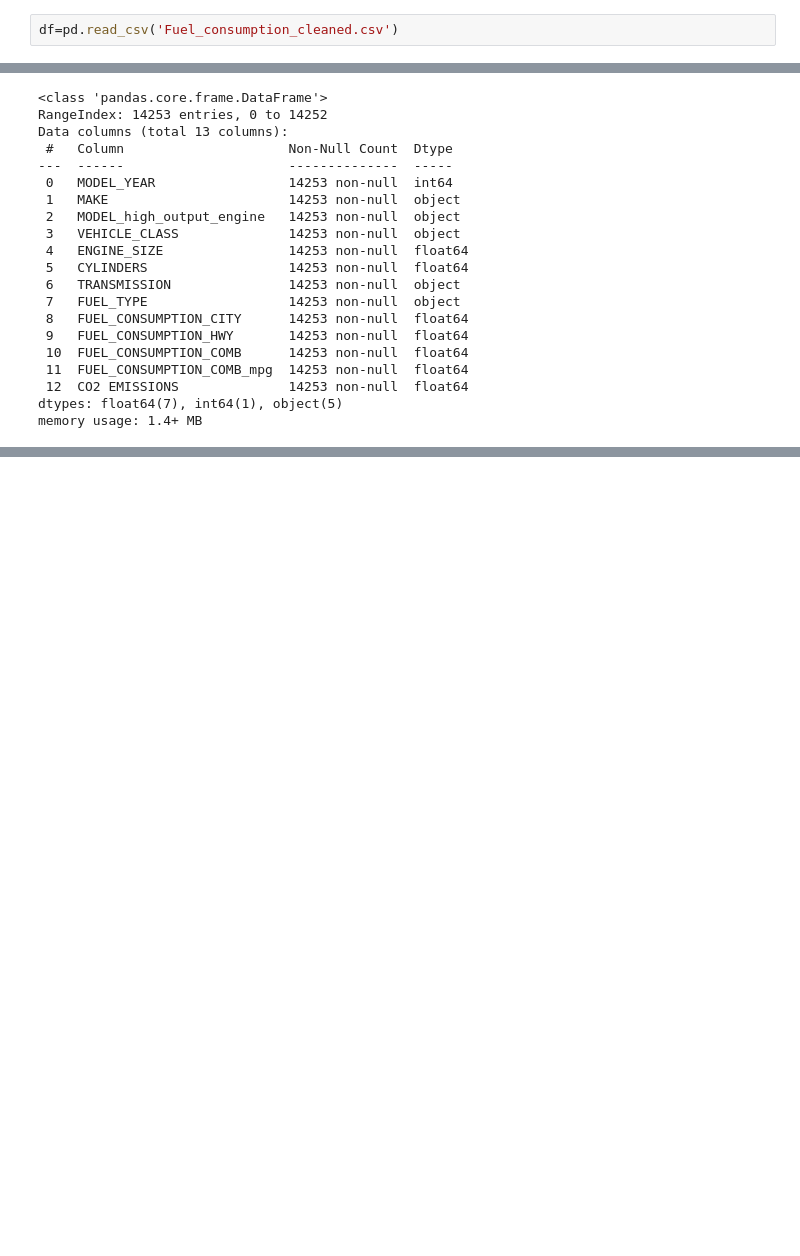
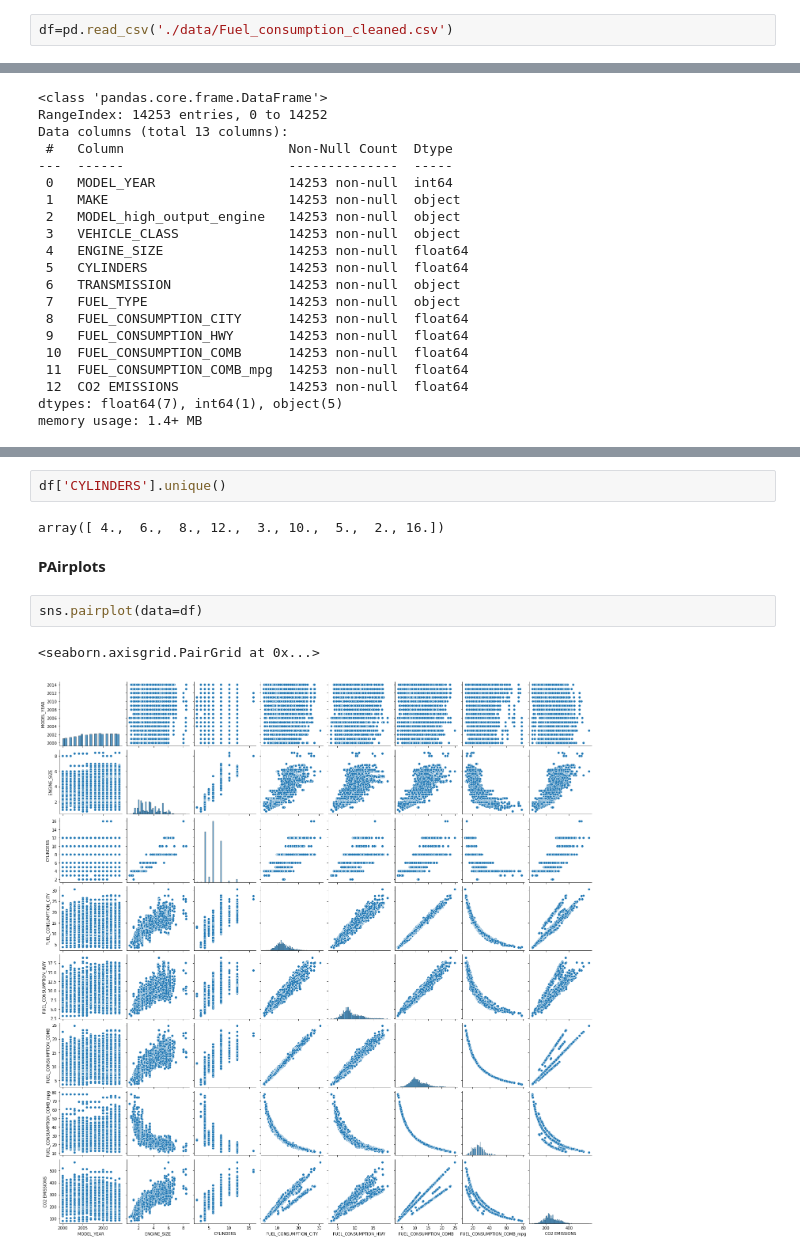
Before and after one commit to csparanjape/Fuel_Consumption, a Jupyter notebook: 02_Fuel_Consumption_Exploratory_data_analysis.ipynb, the cells around one changed output, grey strips where cells are left out. Saved outputs shown, nothing was run; the diff lists cells and outputs as text; blank space fills up the shorter version.

```diff
--- a/02_Fuel_Consumption_Exploratory_data_analysis.ipynb
+++ b/02_Fuel_Consumption_Exploratory_data_analysis.ipynb
@@ -17,7 +18,7 @@ plt.rcParams.update(fig_params)
 
 %matplotlib inline
 # %%
-df=pd.read_csv('Fuel_consumption_cleaned.csv')
+df=pd.read_csv('./data/Fuel_consumption_cleaned.csv')
 # %%
 df.head()
 # %% [output]
@@ -62,3 +63,14 @@ df.describe()
 | 50% | 2008.000000 | 3.400000 | 6.000000 | 12.400000 | 8.300000 | 10.500000 | ... |
 | 75% | 2011.000000 | 4.400000 | 8.000000 | 14.900000 | 10.200000 | 12.800000 | ... |
 | max | 2014.000000 | 8.400000 | 16.000000 | 30.600000 | 19.000000 | 24.800000 | ... |
+# %%
+df['CYLINDERS'].unique()
+# %% [output]
+array([ 4.,  6.,  8., 12.,  3., 10.,  5.,  2., 16.])
+# %% [markdown]
+**PAirplots**
+# %%
+sns.pairplot(data=df)
+# %% [output]
+<seaborn.axisgrid.PairGrid at 0x...>
+[figure, added]
```
Also changed, not shown: parts of 10 cells of this notebook.
